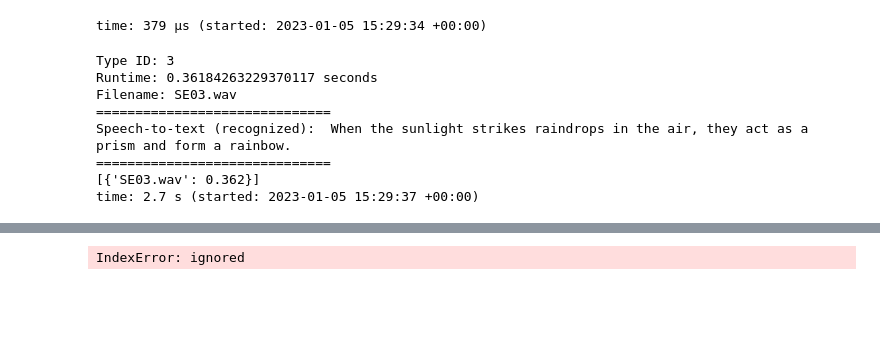
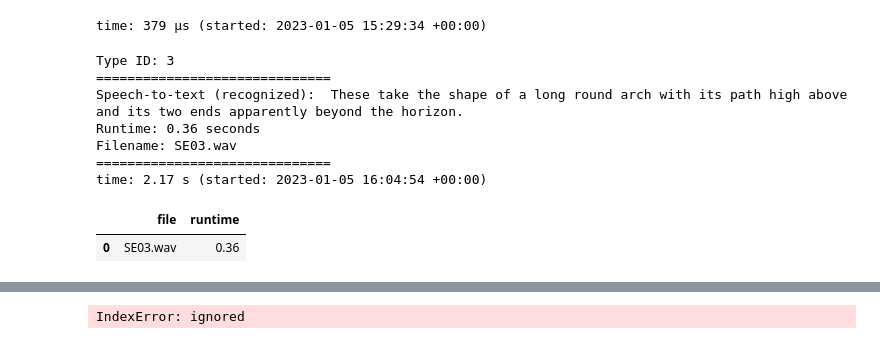
Before and after one commit to MK316/workspace, a Jupyter notebook: ASR01/ASR03_Recognition.ipynb, the cells around one changed output, grey strips where cells are left out. Cells and saved outputs as stored; diff of their text form; code cells hidden in the pictures; blank space fills up the shorter version.

```diff
--- a/ASR01/ASR03_Recognition.ipynb
+++ b/ASR01/ASR03_Recognition.ipynb
@@ -100,7 +100,7 @@ runtimedata = []
 # %% [output]
 time: 379 µs (started: 2023-01-05 15:29:34 +00:00)
 # %%
-#@markdown # R2
+#markdown # R2
 import time
 import pandas as pd
 
@@ -117,25 +117,30 @@ myf = df['Filename'][ind]
 def code_to_measure():
 # your code here
   result = model.transcribe(myf, language="en",fp16=False)
+  print('='*30)
+  print("Speech-to-text (recognized): %s"%result['text'])
 
-runtime = measure_time(code_to_measure)
+runtime = round(measure_time(code_to_measure),3)
 print(f"Runtime: {runtime} seconds")
 
 print('Filename: %s'%myf)
-print('='*30)
-print("Speech-to-text (recognized): %s"%result["text"])
 
 # df1 = pd.DataFrame({"function": ["code_to_measure"], "runtime": [runtime]})
+df1 = pd.DataFrame({"file": [myf], "runtime": [runtime]})
 print("="*30)
 data = {myf: round(runtime,3)}
-runtimedata.append(data)
-print(runtimedata)
+# runtimedata.append(data)
+# print(runtimedata)
 # %% [output]
 Type ID: 3
-Runtime: 0.36184263229370117 seconds
+==============================
+Speech-to-text (recognized):  These take the shape of a long round arch with its path high above and its two ends apparently beyond the horizon.
+Runtime: 0.36 seconds
 Filename: SE03.wav
 ==============================
-Speech-to-text (recognized):  When the sunlight strikes raindrops in the air, they act as a prism and form a rainbow.
-==============================
-[{'SE03.wav': 0.362}]
-time: 2.7 s (started: 2023-01-05 15:29:37 +00:00)
+time: 2.17 s (started: 2023-01-05 16:04:54 +00:00)
+# %%
+df1
+# %% [output]
+|  | file | runtime |
+| 0 | SE03.wav | 0.36 |
```
Also changed, not shown: parts of 2 cells of this notebook.
